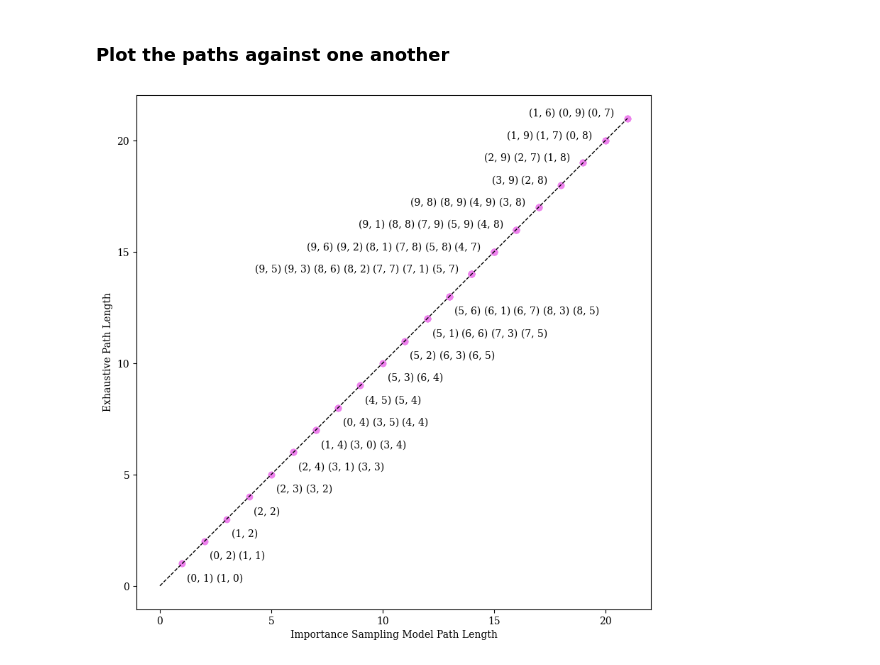
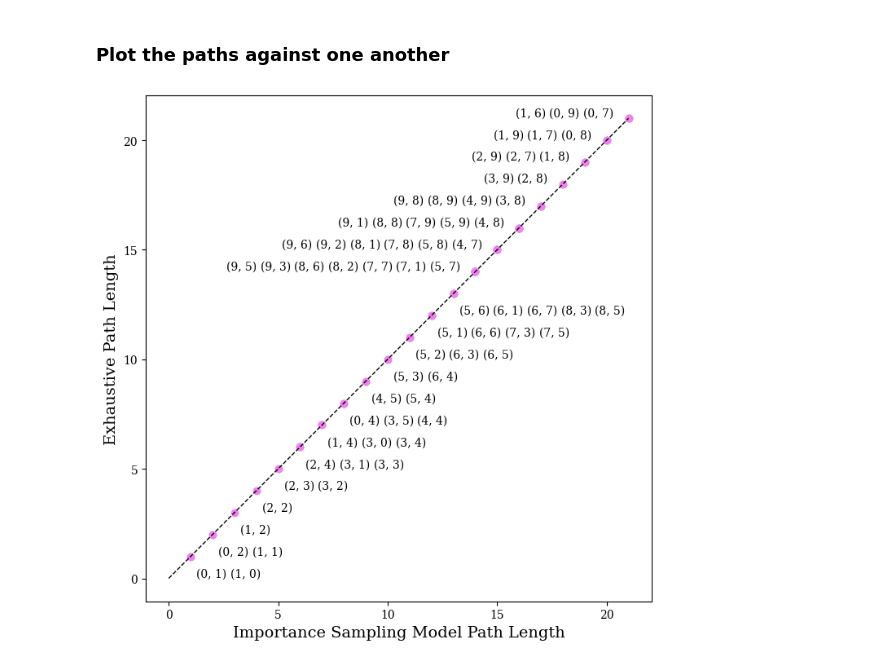
Before and after one commit to ArminBaz/SR-IS, a Jupyter notebook: src/complex_maze.ipynb, the cells around one changed output. Saved outputs shown, nothing was run; the diff lists cells and outputs as text; code cells hidden in the pictures.

Commit message:
updated figure for complex maze woodbury

```diff
--- a/src/complex_maze.ipynb
+++ b/src/complex_maze.ipynb
@@ -220,8 +220,8 @@ Goal at location: (9, 8) | Number of steps: 17
 num_steps_DR_TD = pickle.load(open('../out/num_steps_DR_TD_v2.pkl', 'rb'))
 num_steps_exhaustive = pickle.load(open('../out/num_steps_exhaustive.pkl', 'rb'))
 # %%
-# save_path = save_dir + 'complex_maze_path_length.png'
-save_path = None
+save_path = save_dir + 'complex_maze.png'
+# save_path = None
 
 # Extract the path lengths and target locations from the dictionaries
 DR_TD_lengths = list(num_steps_DR_TD.values())
@@ -229,7 +229,7 @@ exhaustive_lengths = list(num_steps_exhaustive.values())
 target_locations = list(num_steps_DR_TD.keys())
 
 # Create a figure and axis
-fig, ax = plt.subplots(figsize=(8, 8))
+fig, ax = plt.subplots(figsize=(7, 7))
 
 # Set the font to serif
 plt.rcParams['font.family'] = 'serif'
@@ -250,33 +250,34 @@ for i, location in enumerate(target_locations):
 
         xytext = label_positions[(x, y)][-1]
         ax.annotate(f"({location[0]}, {location[1]})", (x, y),
                     textcoords="offset points", xytext=xytext, ha='left', va='top')
     elif x >= 14 and y >=14:
         if (x, y) not in label_positions:
             label_positions[(x, y)] = [(-40, +10)]
         else:
             prev_x, prev_y = label_positions[(x, y)][-1]
             label_positions[(x, y)].append((prev_x - 30, prev_y))  # Increase spacing between labels
 
         xytext = label_positions[(x, y)][-1]
         ax.annotate(f"({location[0]}, {location[1]})", (x, y),
                     textcoords="offset points", xytext=xytext, ha='left', va='top')
 
 # Set the labels and title for the plot
-ax.set_xlabel('Importance Sampling Model Path Length')
-ax.set_ylabel('Exhaustive Path Length')
+ax.set_xlabel('Importance Sampling Model Path Length', fontsize=14)
+ax.set_ylabel('Exhaustive Path Length', fontsize=14)
 
 # Add a diagonal line representing equal path lengths
 max_length = max(max(DR_TD_lengths), max(exhaustive_lengths))
 ax.plot([0, max_length], [0, max_length], 'k--', linewidth=1)
 
 # Set equal scales for both axes
 ax.set_aspect('equal')
 
 if save_path is not None:
     plt.savefig(save_path, bbox_inches='tight', dpi=300)
+
 # Display the plot
 plt.tight_layout()
 plt.show()
 # %% [output]
-[figure, old version]
+[figure, new version]
```
